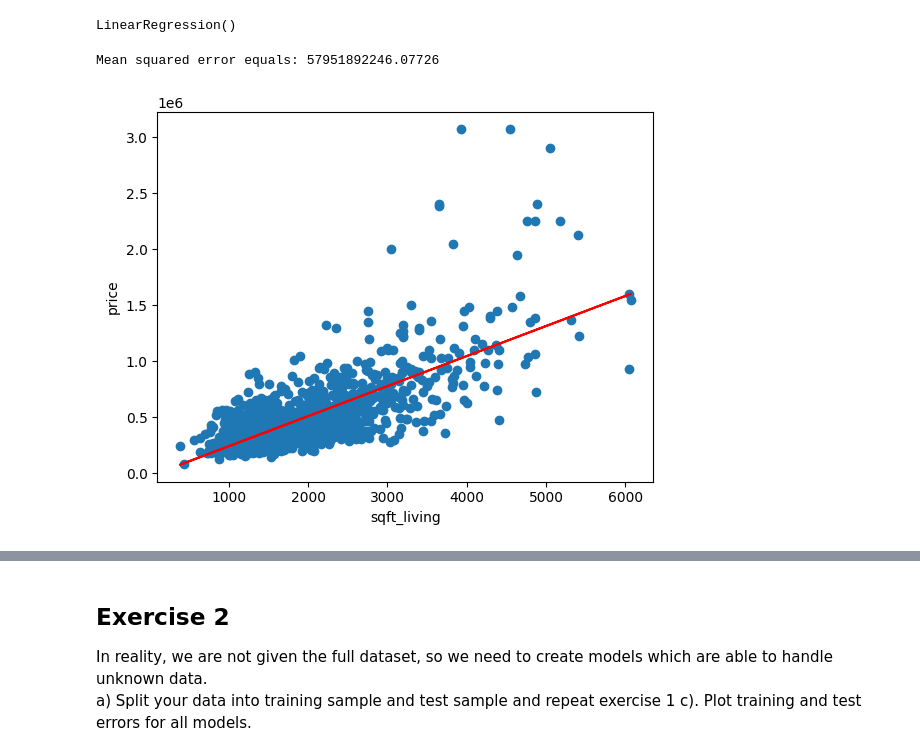
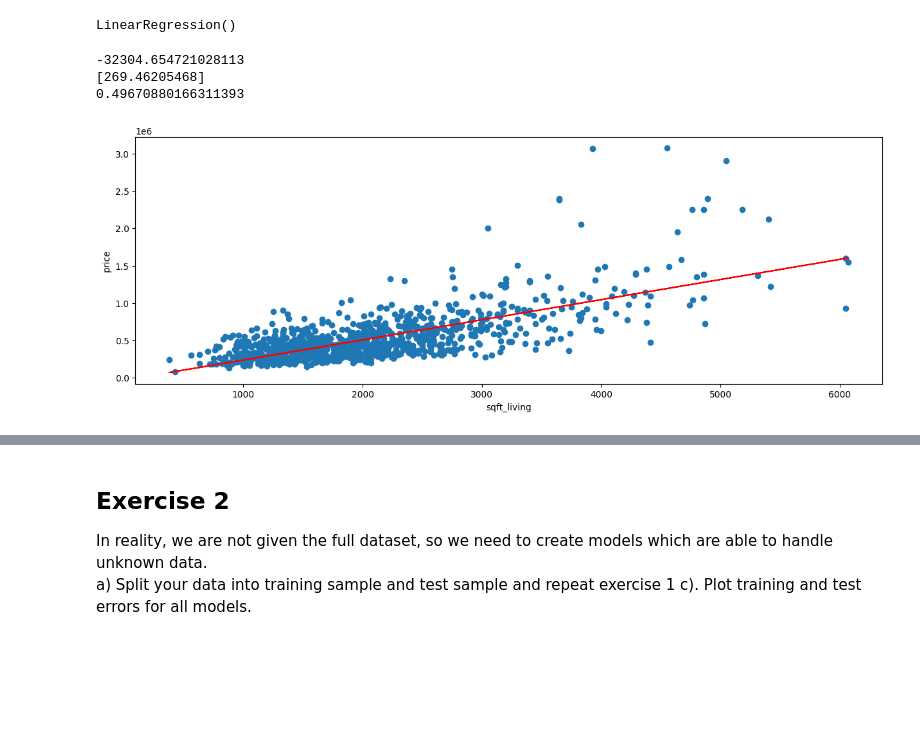
Before and after one commit to BloodyShrimp/Data_Analysis_2022-23, a Jupyter notebook: Assignment_2/Assignment_2_Szymon_Werk.ipynb, the cells around one changed output, grey strips where cells are left out. Saved outputs shown, nothing was run; the diff lists cells and outputs as text; code cells hidden in the pictures; blank space fills up the shorter version.

```diff
--- a/Assignment_2/Assignment_2_Szymon_Werk.ipynb
+++ b/Assignment_2/Assignment_2_Szymon_Werk.ipynb
@@ -24,8 +24,7 @@ model = LinearRegression()
 
 #Your code:
 
-x_train, x_test, y_train, y_test = train_test_split(x, y, test_size = 0.1)
-model.fit(x_train, y_train)
+model.fit(x, y)
 
 #Hint: .fit()
 # %% [output]
@@ -33,18 +32,23 @@ LinearRegression()
 # %%
 #b)
 
 #Your code:
 
 figure = plt.figure()
-# figure.set_figwidth(30)
-# figure.set_figheight(15)
+figure.set_figwidth(15)
+figure.set_figheight(5)
 plt.xlabel("sqft_living")
 plt.ylabel("price")
-plt.plot(x, (x * model.coef_ + model.intercept_),"r")
+plt.plot(x, model.predict(x),"r")
 plt.scatter(x,y)
-print('Mean squared error equals:',mean_squared_error(y, (x*model.coef_+model.intercept_)))
+print(model.intercept_)
+print(model.coef_)
+print(model.score(x,y))
+plt.show()
 
 #Hint: model.predict(), model.intercept_,  model.coef_, model.score()
 # %% [output]
-Mean squared error equals: 57951892246.07726
+-32304.654721028113
+[269.46205468]
+0.49670880166311393
-[figure, old version]
+[figure, new version]
```
Also changed, not shown: parts of 13 cells of this notebook, 2 other files.
